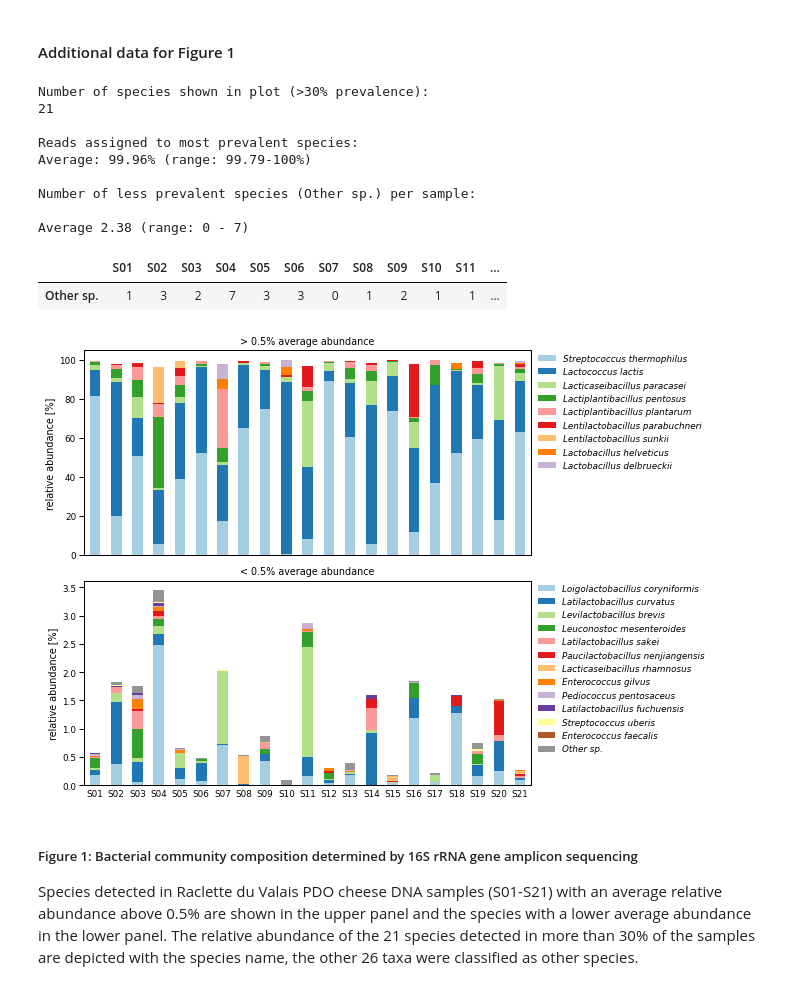
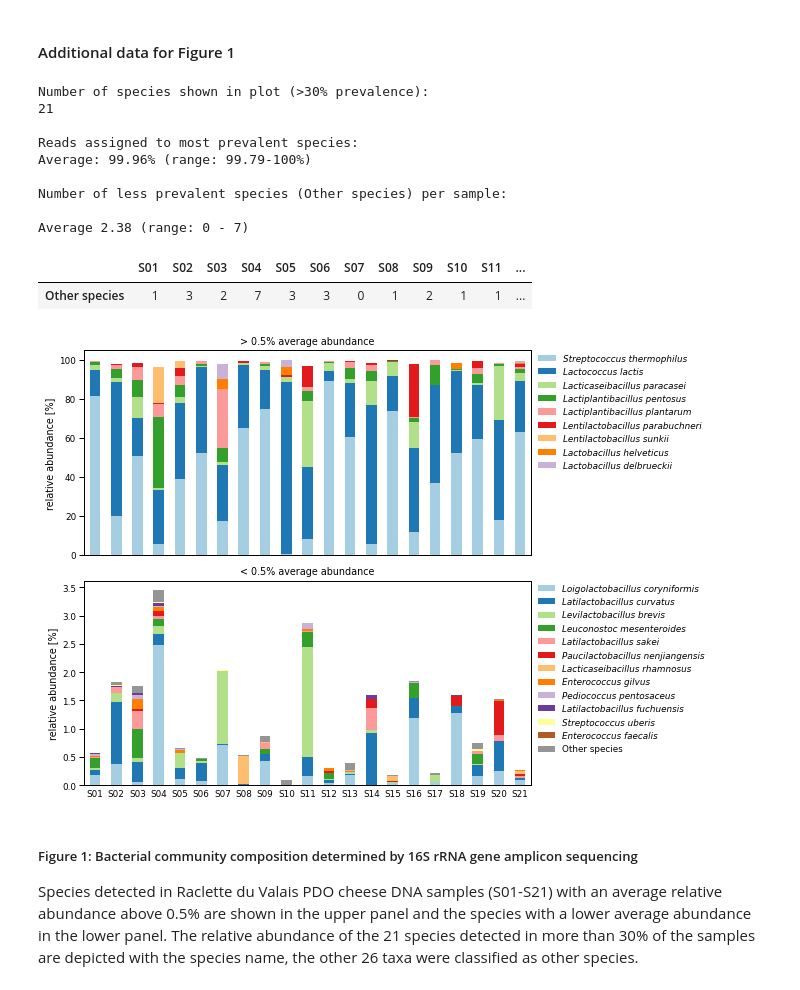
Before and after one commit to biologger/htqpcr_ngs_data, a Jupyter notebook: htqpcr_ngs_comparison_R.ipynb, the cells around one changed output. Drawn from its saved outputs; the diff is of its cells as text; code cells hidden in the pictures.

```diff
--- a/htqpcr_ngs_comparison_R.ipynb
+++ b/htqpcr_ngs_comparison_R.ipynb
@@ -173,36 +173,36 @@ Samples: 21
 # %%
 # Show only species names for species present in more than 30% of the samples
 tot_samples = ngs_reldna.shape[1]
 prev_th = 0.3
 # Split the plot for average reads
 th = 0.5
 
 prev_mask = (ngs_reldna.replace(0, np.nan).count(axis=1) >= tot_samples * prev_th)
 prev = ngs_reldna.loc[prev_mask]
 abund_mask = (prev.mean(axis=1) >= th)
 high = prev.loc[prev.loc[abund_mask].mean(axis=1).sort_values(ascending=False).index]
 low = prev.loc[prev.loc[~abund_mask].mean(axis=1).sort_values(ascending=False).index]
-low.loc["Other sp.", :] = ngs_reldna.loc[~prev_mask].sum()
+low.loc["Other species", :] = ngs_reldna.loc[~prev_mask].sum()
 print("Number of species shown in plot (>30% prevalence):\n{}".format(len(prev.index)))
 print("\nReads assigned to most prevalent species:\nAverage: {:.2f}% (range: {:.2f}-{:.0f}%)".format(
         prev.sum().mean(), prev.sum().min(), prev.sum().max()))
 
 other_sp = ngs_reldna[ngs_reldna.loc[~prev_mask] != 0].count()
-print("\nNumber of less prevalent species (Other sp.) per sample:")
+print("\nNumber of less prevalent species (Other species) per sample:")
 print("\nAverage {:.2f} (range: {} - {})".format(other_sp.mean(), other_sp.min(), other_sp.max()))
-pd.DataFrame(other_sp, columns=["Other sp."]).T
+pd.DataFrame(other_sp, columns=["Other species"]).T
 # %% [output]
 Number of species shown in plot (>30% prevalence):
 21
 
 Reads assigned to most prevalent species:
 Average: 99.96% (range: 99.79-100%)
 
-Number of less prevalent species (Other sp.) per sample:
+Number of less prevalent species (Other species) per sample:
 
 Average 2.38 (range: 0 - 7)
 |  | S01 | S02 | S03 | S04 | S05 | S06 | S07 | S08 | S09 | S10 | S11 | ... |
-| Other sp. | 1 | 3 | 2 | 7 | 3 | 3 | 0 | 1 | 2 | 1 | 1 | ... |
+| Other species | 1 | 3 | 2 | 7 | 3 | 3 | 0 | 1 | 2 | 1 | 1 | ... |
 # %%
 # Draw figure for NGS results
 figsize=(8, 8)
@@ -213,7 +213,7 @@ save_to = os.path.join(figures_dir, "Figure_1.png")
 plt.savefig(save_to, dpi=600, bbox_inches='tight')
 plt.show()
 # %% [output]
-[figure, old version]
+[figure, new version]
 # %% [markdown]
 ##### Figure 1: Bacterial community composition determined by 16S rRNA gene amplicon sequencing
 Species detected in Raclette du Valais PDO cheese DNA samples (S01-S21) with an average relative abundance above 0.5% are shown in the upper panel and the species with a lower average abundance in the lower panel. The relative abundance of the 21 species detected in more than 30% of the samples are depicted with the species name, the other 26 taxa were classified as other species.
```
Also changed, not shown: parts of 5 cells of this notebook, 2 other files.
